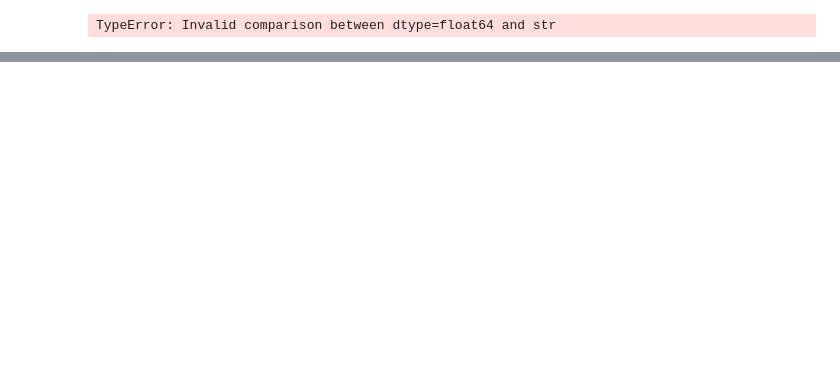
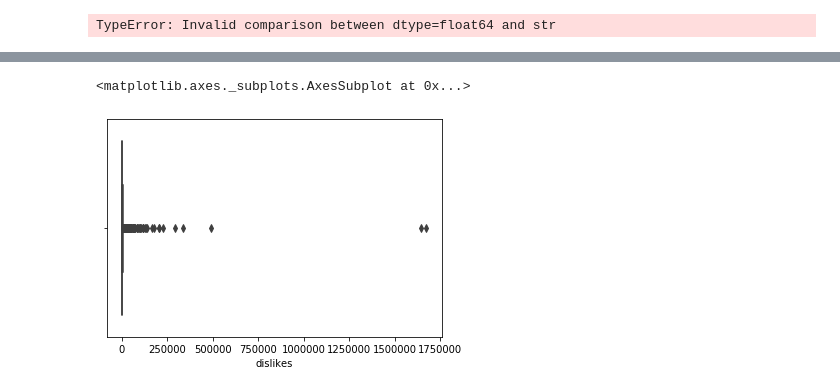
Before and after one commit to Tann10/YouTube, a Jupyter notebook: Data/outlier.ipynb, the cells around one changed output, grey strips where cells are left out. Cells and saved outputs as stored; diff of their text form; code cells hidden in the pictures; blank space fills up the shorter version.

```diff
--- a/Data/outlier.ipynb
+++ b/Data/outlier.ipynb
@@ -44,0 +82,5 @@ new[(np.abs(stats.zscore(new)) < 3).all(axis=1)]
+# %%
+sns.boxplot(x=new['dislikes'])
+# %% [output]
+<matplotlib.axes._subplots.AxesSubplot at 0x...>
+[figure, added]
```
Also changed, not shown: parts of 23 cells of this notebook, 2 other files.
